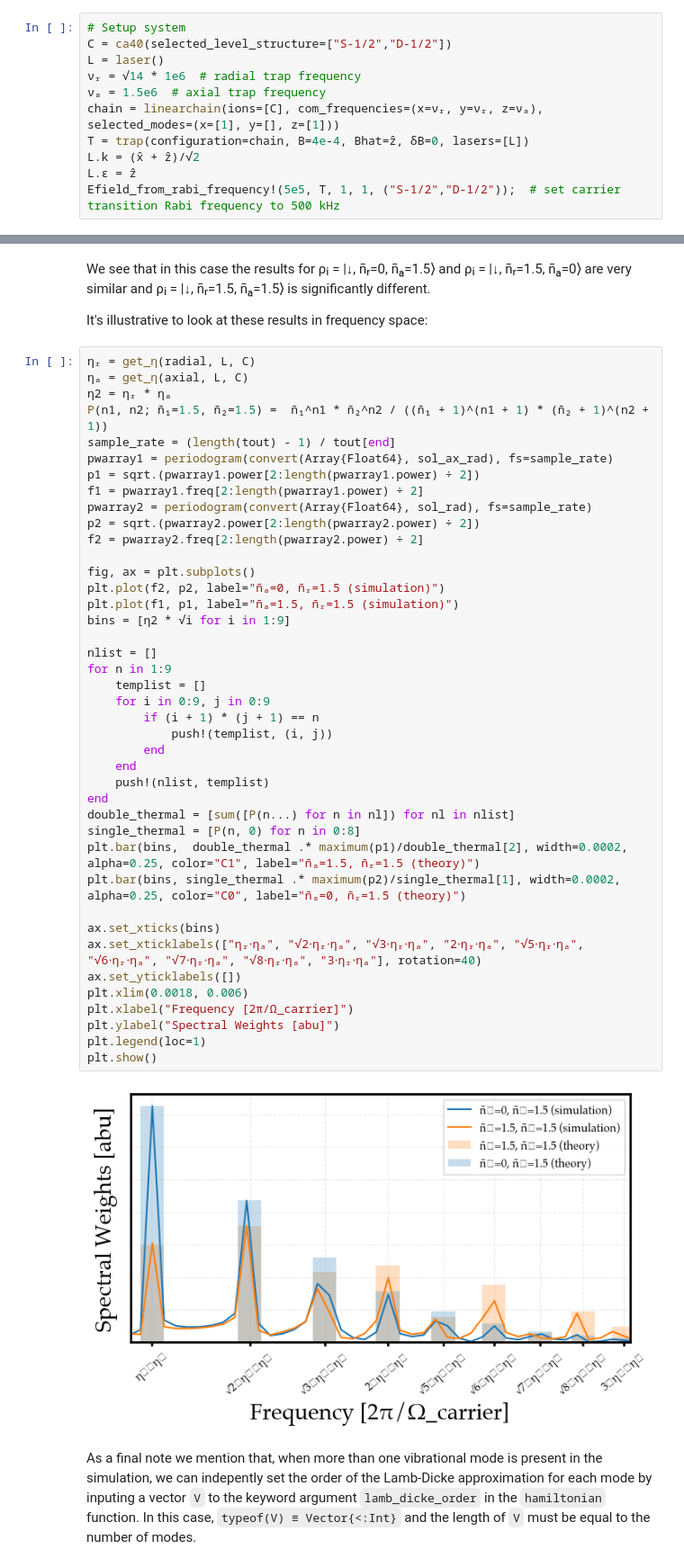
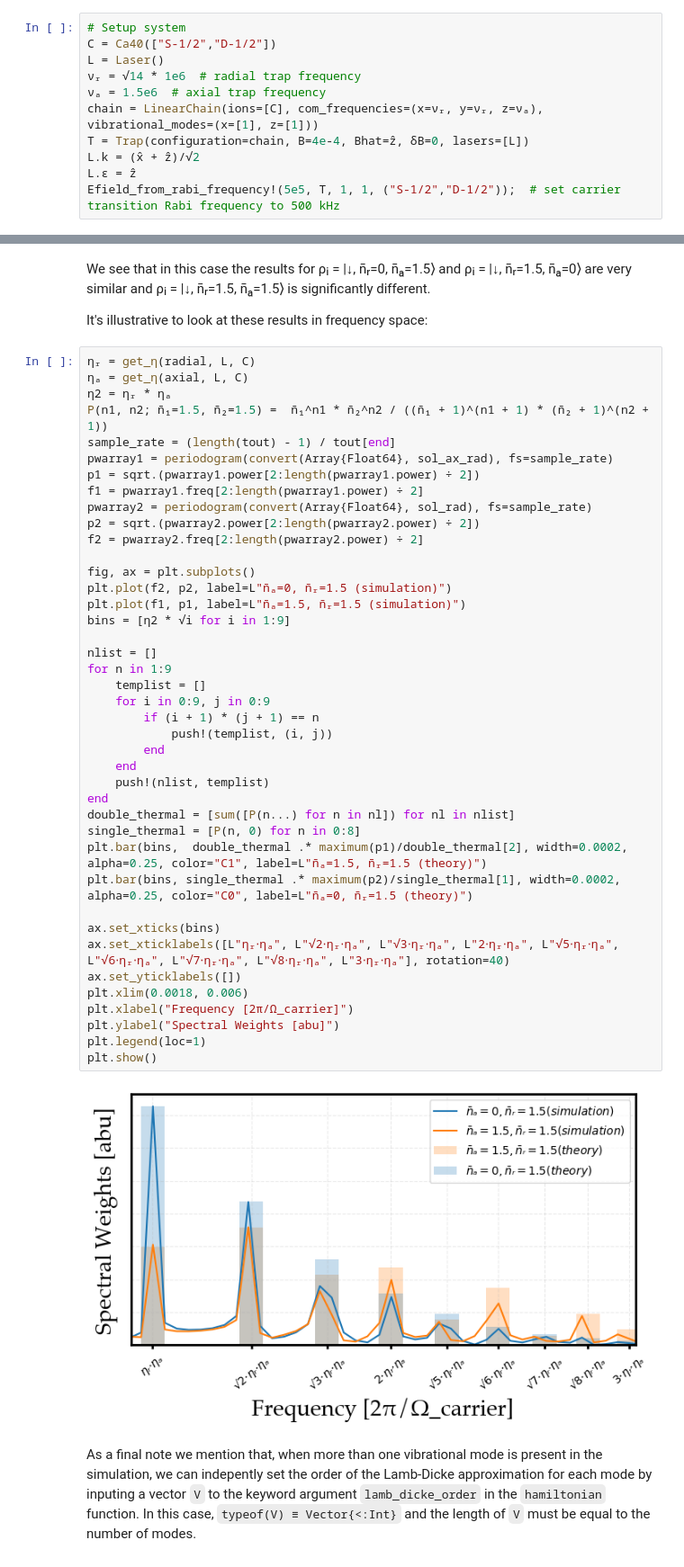
Before and after one commit to HaeffnerLab/IonSim.jl, a Jupyter notebook: examples/multi-mode_interactions.ipynb, the cells around one changed output, grey strips where cells are left out. Shown: that part at 90% size. Saved outputs shown, nothing was run; the diff lists cells and outputs as text.

```diff
--- a/examples/multi-mode_interactions.ipynb
+++ b/examples/multi-mode_interactions.ipynb
@@ -25,12 +25,12 @@ In this notebook we will demonstrate that the simulation correctly models laser-
 We consider a system consisting of a two-level ion, an axial vibrational mode, a radial vibrational mode and a laser.
 # %%
 # Setup system
-C = ca40(selected_level_structure=["S-1/2","D-1/2"])
-L = laser()
+C = Ca40(["S-1/2","D-1/2"])
+L = Laser()
 νᵣ = √14 * 1e6  # radial trap frequency
 νₐ = 1.5e6  # axial trap frequency
-chain = linearchain(ions=[C], com_frequencies=(x=νᵣ, y=νᵣ, z=νₐ), selected_modes=(x=[1], y=[], z=[1]))
-T = trap(configuration=chain, B=4e-4, Bhat=ẑ, δB=0, lasers=[L])
+chain = LinearChain(ions=[C], com_frequencies=(x=νᵣ, y=νᵣ, z=νₐ), vibrational_modes=(x=[1], z=[1]))
+T = Trap(configuration=chain, B=4e-4, Bhat=ẑ, δB=0, lasers=[L])
 L.k = (x̂ + ẑ)/√2
 L.ϵ = ẑ
 Efield_from_rabi_frequency!(5e5, T, 1, 1, ("S-1/2","D-1/2"));  # set carrier transition Rabi frequency to 500 kHz
@@ -194,39 +192,39 @@ pwarray1 = periodogram(convert(Array{Float64}, sol_ax_rad), fs=sample_rate)
 p1 = sqrt.(pwarray1.power[2:length(pwarray1.power) ÷ 2])
 f1 = pwarray1.freq[2:length(pwarray1.power) ÷ 2]
 pwarray2 = periodogram(convert(Array{Float64}, sol_rad), fs=sample_rate)
 p2 = sqrt.(pwarray2.power[2:length(pwarray2.power) ÷ 2])
 f2 = pwarray2.freq[2:length(pwarray2.power) ÷ 2]
 
 fig, ax = plt.subplots()
-plt.plot(f2, p2, label="n̄ₐ=0, n̄ᵣ=1.5 (simulation)")
-plt.plot(f1, p1, label="n̄ₐ=1.5, n̄ᵣ=1.5 (simulation)")
+plt.plot(f2, p2, label=L"n̄ₐ=0, n̄ᵣ=1.5 (simulation)")
+plt.plot(f1, p1, label=L"n̄ₐ=1.5, n̄ᵣ=1.5 (simulation)")
 bins = [η2 * √i for i in 1:9]
 
 nlist = []
 for n in 1:9
     templist = []
     for i in 0:9, j in 0:9
         if (i + 1) * (j + 1) == n
             push!(templist, (i, j))
         end
     end
     push!(nlist, templist)
 end
 double_thermal = [sum([P(n...) for n in nl]) for nl in nlist]
 single_thermal = [P(n, 0) for n in 0:8]
-plt.bar(bins,  double_thermal .* maximum(p1)/double_thermal[2], width=0.0002, alpha=0.25, color="C1", label="n̄ₐ=1.5, n̄ᵣ=1.5 (theory)")
-plt.bar(bins, single_thermal .* maximum(p2)/single_thermal[1], width=0.0002, alpha=0.25, color="C0", label="n̄ₐ=0, n̄ᵣ=1.5 (theory)")
+plt.bar(bins,  double_thermal .* maximum(p1)/double_thermal[2], width=0.0002, alpha=0.25, color="C1", label=L"n̄ₐ=1.5, n̄ᵣ=1.5 (theory)")
+plt.bar(bins, single_thermal .* maximum(p2)/single_thermal[1], width=0.0002, alpha=0.25, color="C0", label=L"n̄ₐ=0, n̄ᵣ=1.5 (theory)")
 
 ax.set_xticks(bins)
-ax.set_xticklabels(["ηᵣ⋅ηₐ", "√2⋅ηᵣ⋅ηₐ", "√3⋅ηᵣ⋅ηₐ", "2⋅ηᵣ⋅ηₐ", "√5⋅ηᵣ⋅ηₐ", "√6⋅ηᵣ⋅ηₐ", "√7⋅ηᵣ⋅ηₐ", "√8⋅ηᵣ⋅ηₐ", "3⋅ηᵣ⋅ηₐ"], rotation=40)
+ax.set_xticklabels([L"ηᵣ⋅ηₐ", L"√2⋅ηᵣ⋅ηₐ", L"√3⋅ηᵣ⋅ηₐ", L"2⋅ηᵣ⋅ηₐ", L"√5⋅ηᵣ⋅ηₐ", L"√6⋅ηᵣ⋅ηₐ", L"√7⋅ηᵣ⋅ηₐ", L"√8⋅ηᵣ⋅ηₐ", L"3⋅ηᵣ⋅ηₐ"], rotation=40)
 ax.set_yticklabels([])
 plt.xlim(0.0018, 0.006)
 plt.xlabel("Frequency [2π/Ω_carrier]")
 plt.ylabel("Spectral Weights [abu]")
 plt.legend(loc=1)
 plt.show()
 # %% [output]
-[figure, old version]
+[figure, new version]
 # %% [markdown]
 As a final note we mention that, when more than one vibrational mode is present in the simulation, we can indepently set the order of the Lamb-Dicke approximation for each mode by inputing a vector `V` to the keyword argument `lamb_dicke_order` in the `hamiltonian` function. In this case, `typeof(V) ≡ Vector{<:Int}` and the length of `V` must be equal to the number of modes.
 # %%
```
Also changed, not shown: parts of 3 cells of this notebook, 3 other files.
